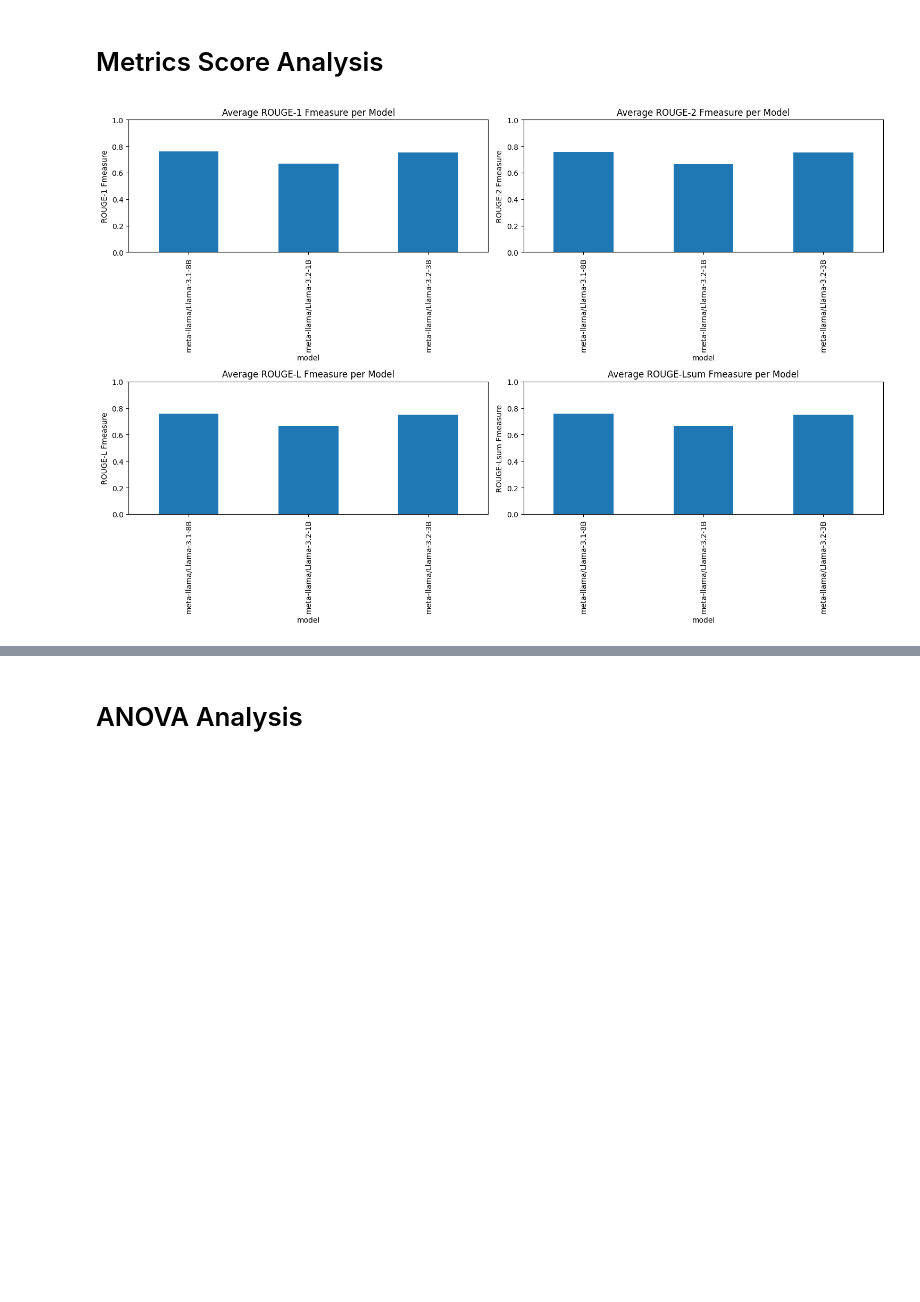
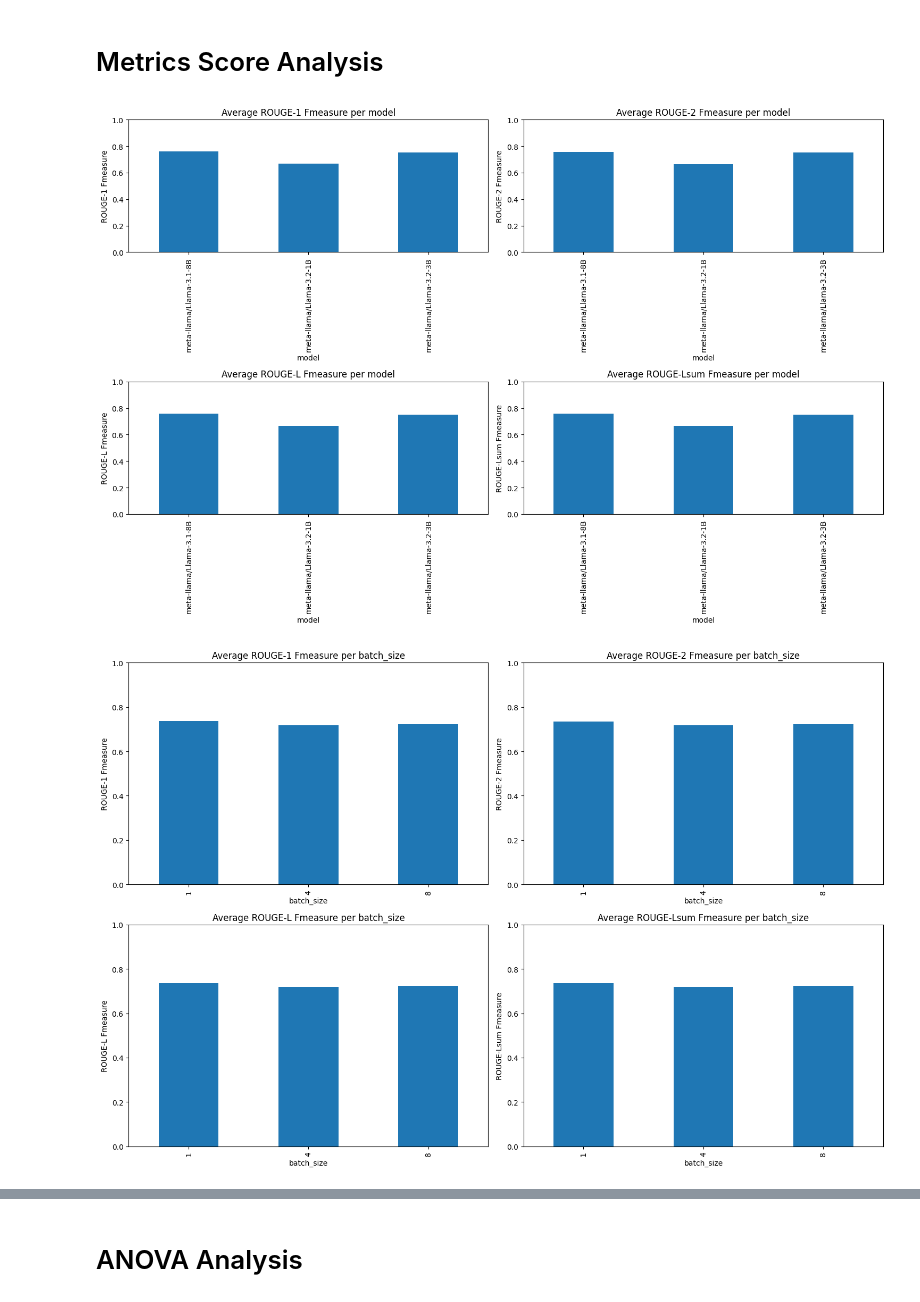
Before and after one commit to darmangerd/llama3-scheduling, a Jupyter notebook: ANOVA.ipynb, the cells around one changed output, grey strips where cells are left out. Saved outputs shown, nothing was run; the diff lists cells and outputs as text; code cells hidden in the pictures; blank space fills up the shorter version.

```diff
--- a/ANOVA.ipynb
+++ b/ANOVA.ipynb
@@ -501,33 +500,37 @@ grouped_df.head(5)
 # %% [markdown]
 # Metrics Score Analysis
 # %%
-# plot rouge scores per model
-fig, axes = plt.subplots(2, 2, figsize=(15, 10))
+# average score per parameter
+for param in ['model','batch_size', 'max_new_tokens', 'quantization']:
+    fig, axes = plt.subplots(2, 2, figsize=(15, 10))
 
-# Define consistent y-axis limits
-y_min, y_max = 0, 1  # Adjust as needed
+    # Define consistent y-axis limits
+    y_min, y_max = 0, 1  # Adjust as needed
 
-# Average ROUGE-1 Fmeasure per Model
-grouped_df.groupby("model")["rouge1_fmeasure_mean"].mean().plot(
-    kind='bar', ax=axes[0, 0], title="Average ROUGE-1 Fmeasure per Model", ylabel="ROUGE-1 Fmeasure")
-axes[0, 0].set_ylim(y_min, y_max)
+    # Average ROUGE-1 Fmeasure per parameter
+    grouped_df.groupby(param)["rouge1_fmeasure_mean"].mean().plot(
+        kind='bar', ax=axes[0, 0], title=f"Average ROUGE-1 Fmeasure per {param}", ylabel="ROUGE-1 Fmeasure")
+    axes[0, 0].set_ylim(y_min, y_max)
 
-# Average ROUGE-2 Fmeasure per Model
-grouped_df.groupby("model")["rouge2_fmeasure_mean"].mean().plot(
-    kind='bar', ax=axes[0, 1], title="Average ROUGE-2 Fmeasure per Model", ylabel="ROUGE-2 Fmeasure")
-axes[0, 1].set_ylim(y_min, y_max)
+    # Average ROUGE-2 Fmeasure per parameter
+    grouped_df.groupby(param)["rouge2_fmeasure_mean"].mean().plot(
+        kind='bar', ax=axes[0, 1], title=f"Average ROUGE-2 Fmeasure per {param}", ylabel="ROUGE-2 Fmeasure")
+    axes[0, 1].set_ylim(y_min, y_max)
 
-# Average ROUGE-L Fmeasure per Model
-grouped_df.groupby("model")["rougeL_fmeasure_mean"].mean().plot(
-    kind='bar', ax=axes[1, 0], title="Average ROUGE-L Fmeasure per Model", ylabel="ROUGE-L Fmeasure")
-axes[1, 0].set_ylim(y_min, y_max)
+    # Average ROUGE-L Fmeasure per parameter
+    grouped_df.groupby(param)["rougeL_fmeasure_mean"].mean().plot(
+        kind='bar', ax=axes[1, 0], title=f"Average ROUGE-L Fmeasure per {param}", ylabel="ROUGE-L Fmeasure")
+    axes[1, 0].set_ylim(y_min, y_max)
 
-# Average ROUGE-Lsum Fmeasure per Model
-grouped_df.groupby("model")["rougeLsum_fmeasure_mean"].mean().plot(
-    kind='bar', ax=axes[1, 1], title="Average ROUGE-Lsum Fmeasure per Model", ylabel="ROUGE-Lsum Fmeasure")
-axes[1, 1].set_ylim(y_min, y_max)
+    # Average ROUGE-Lsum Fmeasure per parameter
+    grouped_df.groupby(param)["rougeLsum_fmeasure_mean"].mean().plot(
+        kind='bar', ax=axes[1, 1], title=f"Average ROUGE-Lsum Fmeasure per {param}", ylabel="ROUGE-Lsum Fmeasure")
+    axes[1, 1].set_ylim(y_min, y_max)
 
-plt.tight_layout()
-plt.show()
+    plt.tight_layout()
+    plt.show()
+
+    print("\n\n\n")
 # %% [output]
 [figure]
+[figure, added]
```
Also changed, not shown: parts of 6 cells of this notebook.
